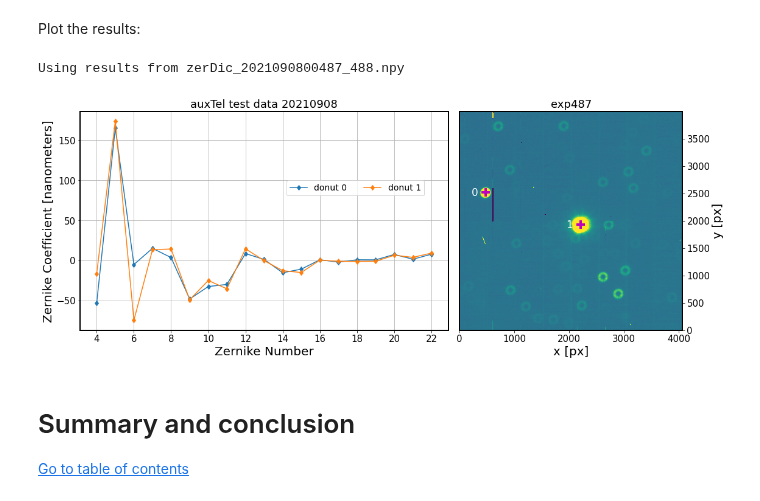
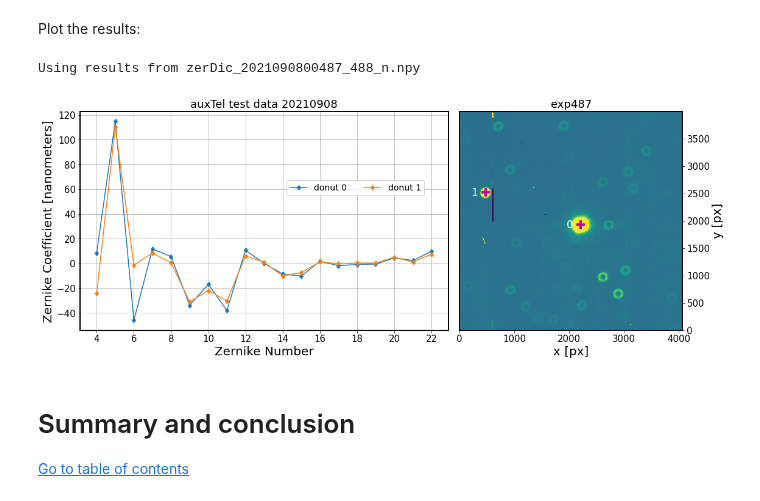
Before and after one commit to lsst-ts/ts_analysis_notebooks, a Jupyter notebook: notebooks/auxtel/auxTel_images_to_Zernikes.ipynb, the cells around one changed output. Drawn from its saved outputs; the diff is of its cells as text; code cells hidden in the pictures.

```diff
--- a/notebooks/auxtel/auxTel_images_to_Zernikes.ipynb
+++ b/notebooks/auxtel/auxTel_images_to_Zernikes.ipynb
@@ -946,11 +824,13 @@ Stored the results as zerDic_2021090800487_488_n.npy
 # %% [markdown]
 Plot the results:
 # %%
-expIntra=487; expExtra=488; year='2021';monthDay='0908'
-plot_zernike_image(zkResultsFile=f'zerDic_{year}{monthDay}00{expIntra}_{expExtra}_n.npy')
+expIntra=487; expExtra=488; yearMonthDay='20210908'
+at.plotZernikeImageFromPickle(expIntra=487, yearMonthDay='20210908',
+                   zkResultsFile=f'zerDic_{yearMonthDay}00{expIntra}_{expExtra}_n.npy',
+                   collection='u/scichris/Latiss/postISRex')
 # %% [output]
-Using results from zerDic_2021090800487_488.npy
+Using results from zerDic_2021090800487_488_n.npy
-[figure, old version]
+[figure, new version]
 # %% [markdown]
 # Summary and conclusion <a id='summary'></a>
 [Go to table of contents](#toc)
```
Also changed, not shown: parts of 50 cells of this notebook.
